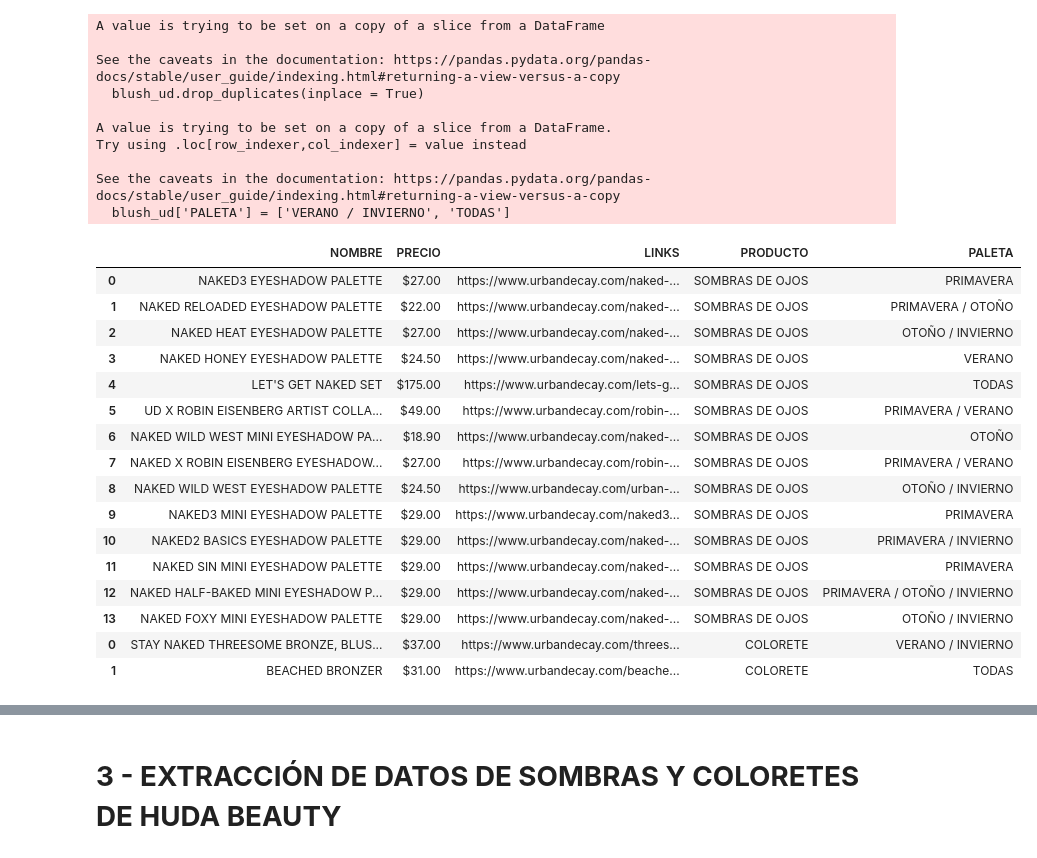
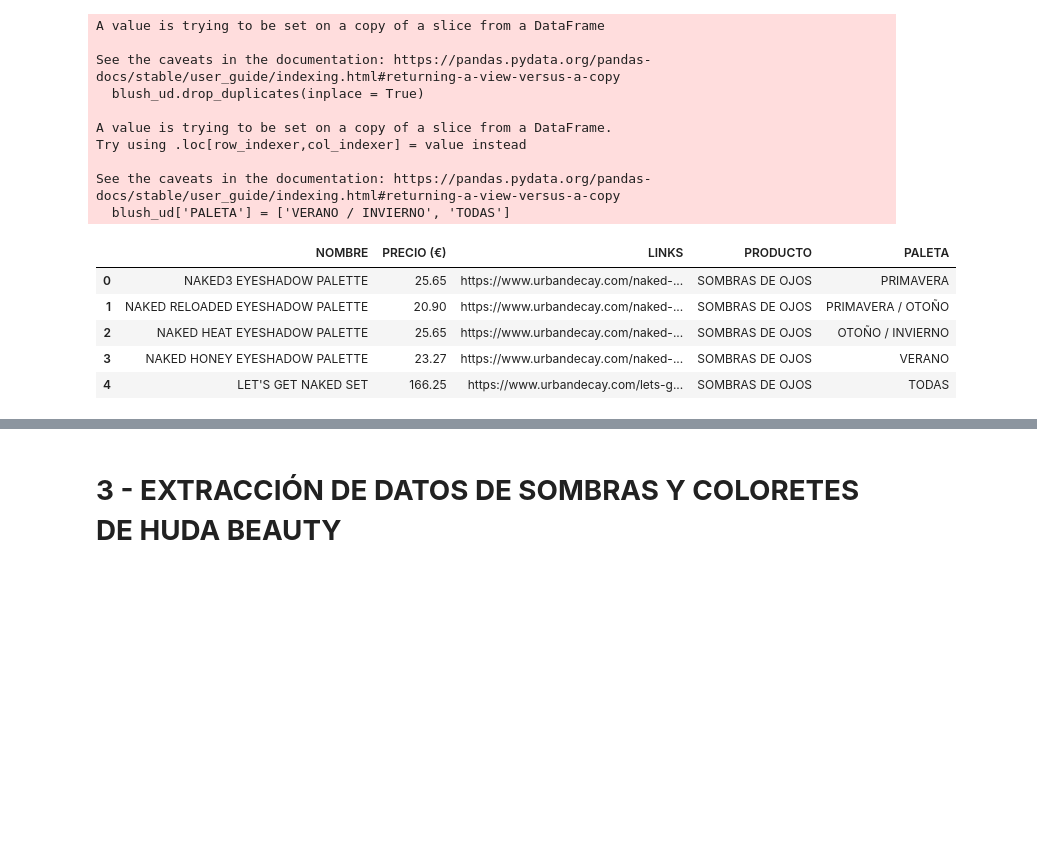
Before and after one commit to rciomoreno/PROYECTO-FINAL-IRONHACK, a Jupyter notebook: SCRAPPING DATOS PRODUCTOS.ipynb, the cells around one changed output, grey strips where cells are left out. Drawn from its saved outputs; the diff is of its cells as text; code cells hidden in the pictures; blank space fills up the shorter version.

```diff
--- a/SCRAPPING DATOS PRODUCTOS.ipynb
+++ b/SCRAPPING DATOS PRODUCTOS.ipynb
@@ -460,25 +460,14 @@ See the caveats in the documentation: https://pandas.pydata.org/pandas-docs/stab
 # %%
 mu_ud = pd.concat([sombras_ud, blush_ud], axis = 0)
 # %%
-mu_ud
+mu_ud.head()
 # %% [output]
-|  | NOMBRE | PRECIO | LINKS | PRODUCTO | PALETA |
-| 0 | NAKED3 EYESHADOW PALETTE | $27.00 | https://www.urbandecay.com/naked-... | SOMBRAS DE OJOS | PRIMAVERA |
-| 1 | NAKED RELOADED EYESHADOW PALETTE | $22.00 | https://www.urbandecay.com/naked-... | SOMBRAS DE OJOS | PRIMAVERA / OTOÑO |
-| 2 | NAKED HEAT EYESHADOW PALETTE | $27.00 | https://www.urbandecay.com/naked-... | SOMBRAS DE OJOS | OTOÑO / INVIERNO |
-| 3 | NAKED HONEY EYESHADOW PALETTE | $24.50 | https://www.urbandecay.com/naked-... | SOMBRAS DE OJOS | VERANO |
-| 4 | LET'S GET NAKED SET | $175.00 | https://www.urbandecay.com/lets-g... | SOMBRAS DE OJOS | TODAS |
-| 5 | UD X ROBIN EISENBERG ARTIST COLLA... | $49.00 | https://www.urbandecay.com/robin-... | SOMBRAS DE OJOS | PRIMAVERA / VERANO |
-| 6 | NAKED WILD WEST MINI EYESHADOW PA... | $18.90 | https://www.urbandecay.com/naked-... | SOMBRAS DE OJOS | OTOÑO |
-| 7 | NAKED X ROBIN EISENBERG EYESHADOW... | $27.00 | https://www.urbandecay.com/robin-... | SOMBRAS DE OJOS | PRIMAVERA / VERANO |
-| 8 | NAKED WILD WEST EYESHADOW PALETTE | $24.50 | https://www.urbandecay.com/urban-... | SOMBRAS DE OJOS | OTOÑO / INVIERNO |
-| 9 | NAKED3 MINI EYESHADOW PALETTE | $29.00 | https://www.urbandecay.com/naked3... | SOMBRAS DE OJOS | PRIMAVERA |
-| 10 | NAKED2 BASICS EYESHADOW PALETTE | $29.00 | https://www.urbandecay.com/naked-... | SOMBRAS DE OJOS | PRIMAVERA / INVIERNO |
-| 11 | NAKED SIN MINI EYESHADOW PALETTE | $29.00 | https://www.urbandecay.com/naked-... | SOMBRAS DE OJOS | PRIMAVERA |
-| 12 | NAKED HALF-BAKED MINI EYESHADOW P... | $29.00 | https://www.urbandecay.com/naked-... | SOMBRAS DE OJOS | PRIMAVERA / OTOÑO / INVIERNO |
-| 13 | NAKED FOXY MINI EYESHADOW PALETTE | $29.00 | https://www.urbandecay.com/naked-... | SOMBRAS DE OJOS | OTOÑO / INVIERNO |
-| 0 | STAY NAKED THREESOME BRONZE, BLUS... | $37.00 | https://www.urbandecay.com/threes... | COLORETE | VERANO / INVIERNO |
-| 1 | BEACHED BRONZER | $31.00 | https://www.urbandecay.com/beache... | COLORETE | TODAS |
+|  | NOMBRE | PRECIO (€) | LINKS | PRODUCTO | PALETA |
+| 0 | NAKED3 EYESHADOW PALETTE | 25.65 | https://www.urbandecay.com/naked-... | SOMBRAS DE OJOS | PRIMAVERA |
+| 1 | NAKED RELOADED EYESHADOW PALETTE | 20.90 | https://www.urbandecay.com/naked-... | SOMBRAS DE OJOS | PRIMAVERA / OTOÑO |
+| 2 | NAKED HEAT EYESHADOW PALETTE | 25.65 | https://www.urbandecay.com/naked-... | SOMBRAS DE OJOS | OTOÑO / INVIERNO |
+| 3 | NAKED HONEY EYESHADOW PALETTE | 23.27 | https://www.urbandecay.com/naked-... | SOMBRAS DE OJOS | VERANO |
+| 4 | LET'S GET NAKED SET | 166.25 | https://www.urbandecay.com/lets-g... | SOMBRAS DE OJOS | TODAS |
 # %%
 #Vamos a limpiar la columna de PRECIO
 p2 = []
```
Also changed, not shown: parts of 24 cells of this notebook.
